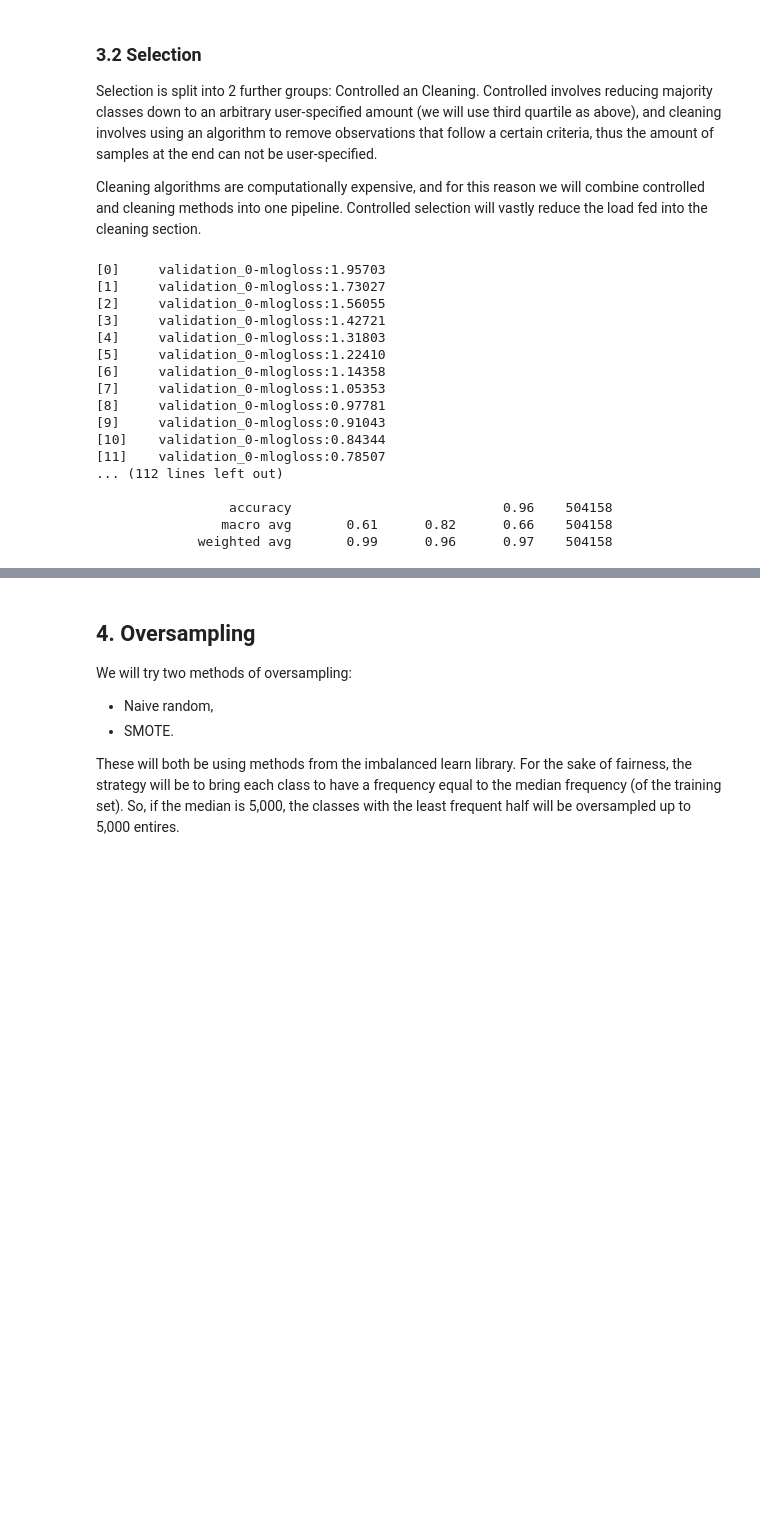
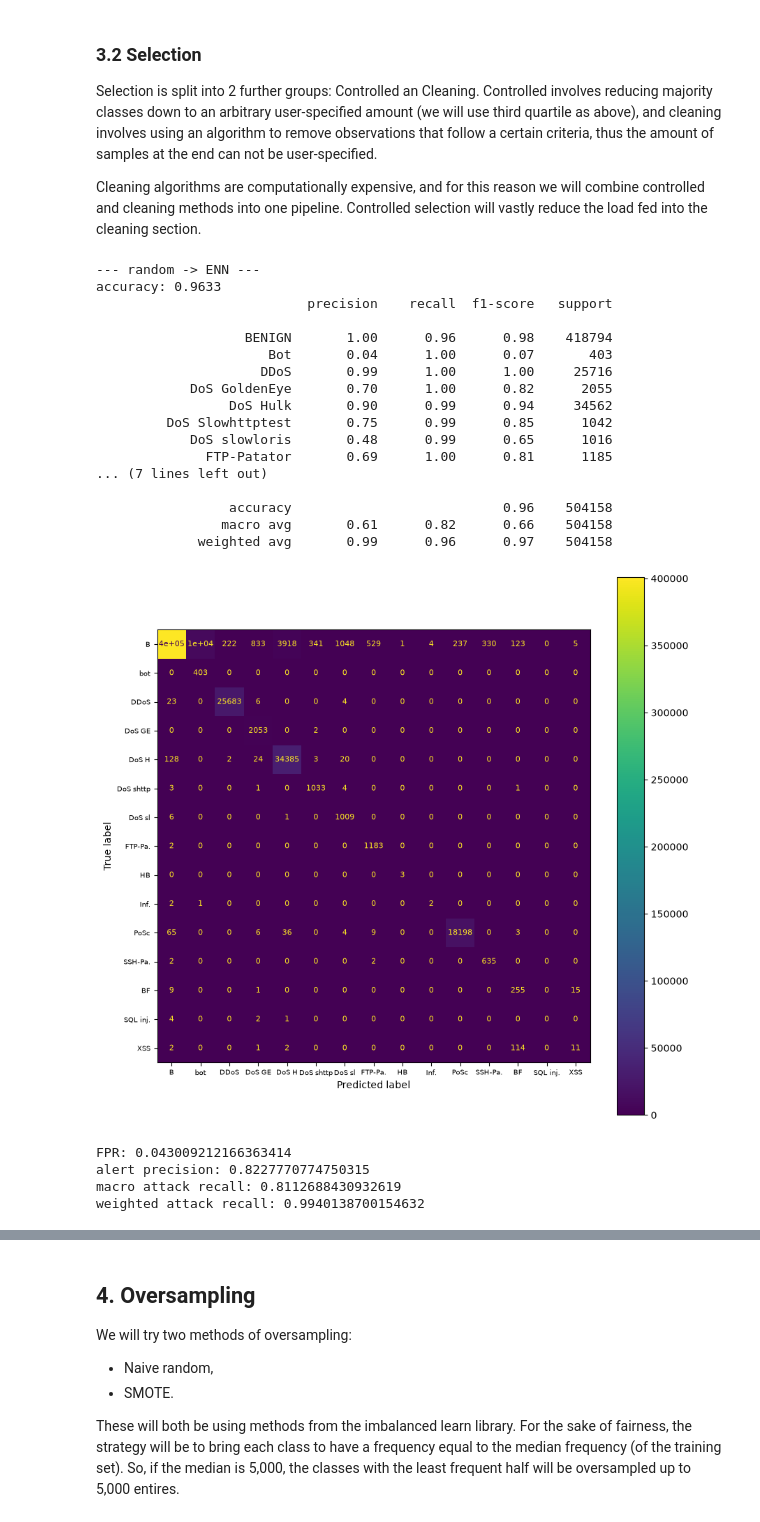
Before and after one commit to OmarHyder07/ML-IDS, a Jupyter notebook: cic-ids2017/imbalance_experiment.ipynb, the cells around one changed output, grey strips where cells are left out. Saved outputs shown, nothing was run; the diff lists cells and outputs as text; code cells hidden in the pictures; blank space fills up the shorter version.

```diff
--- a/cic-ids2017/imbalance_experiment.ipynb
+++ b/cic-ids2017/imbalance_experiment.ipynb
@@ -391,37 +459,42 @@ Cleaning  algorithms are computationally expensive, and for this reason we will
 # %%
 from imblearn.pipeline import Pipeline
 from imblearn.under_sampling import RandomUnderSampler, EditedNearestNeighbours
 
 T_rus = int(np.percentile(vals, 50))
 rus_strategy = {c: T_rus for c, n in counts.items() if n > T_rus}
 
 pipe = Pipeline([
     ('rus', RandomUnderSampler(sampling_strategy=rus_strategy, random_state=RANDOM_STATE)),
     ('enn', EditedNearestNeighbours(n_jobs=-1)),
     ('clf', XGBClassifier(**hyper_params)),
 ])
-pipe.fit(X_train, y_train, clf__eval_set=eval_set)
+pipe.fit(X_train, y_train, clf__eval_set=eval_set, clf__verbose=0)
 
 preds_sel = pipe.predict(X_test)
 evaluate(preds_sel, y_test, le.classes_, "random -> ENN")
 # %% [output]
-[0]     validation_0-mlogloss:1.95703
-[1]     validation_0-mlogloss:1.73027
-[2]     validation_0-mlogloss:1.56055
-[3]     validation_0-mlogloss:1.42721
-[4]     validation_0-mlogloss:1.31803
-[5]     validation_0-mlogloss:1.22410
-[6]     validation_0-mlogloss:1.14358
-[7]     validation_0-mlogloss:1.05353
-[8]     validation_0-mlogloss:0.97781
-[9]     validation_0-mlogloss:0.91043
-[10]    validation_0-mlogloss:0.84344
-[11]    validation_0-mlogloss:0.78507
-... (112 lines left out)
+--- random -> ENN ---
+accuracy: 0.9633
+                           precision    recall  f1-score   support
+
+                   BENIGN       1.00      0.96      0.98    418794
+                      Bot       0.04      1.00      0.07       403
+                     DDoS       0.99      1.00      1.00     25716
+            DoS GoldenEye       0.70      1.00      0.82      2055
+                 DoS Hulk       0.90      0.99      0.94     34562
+         DoS Slowhttptest       0.75      0.99      0.85      1042
+            DoS slowloris       0.48      0.99      0.65      1016
+              FTP-Patator       0.69      1.00      0.81      1185
+... (7 lines left out)
 
                  accuracy                           0.96    504158
                 macro avg       0.61      0.82      0.66    504158
              weighted avg       0.99      0.96      0.97    504158
+[figure, added]
+FPR: 0.043009212166363414
+alert precision: 0.8227770774750315
+macro attack recall: 0.8112688430932619
+weighted attack recall: 0.9940138700154632
 # %%
 plot_importance(pipe['clf'], importance_type='gain', height=0.4, max_num_features=10)
 plt.title('Feature Importance (Gain)')
```
Also changed, not shown: parts of 11 cells of this notebook, 2 other files.
